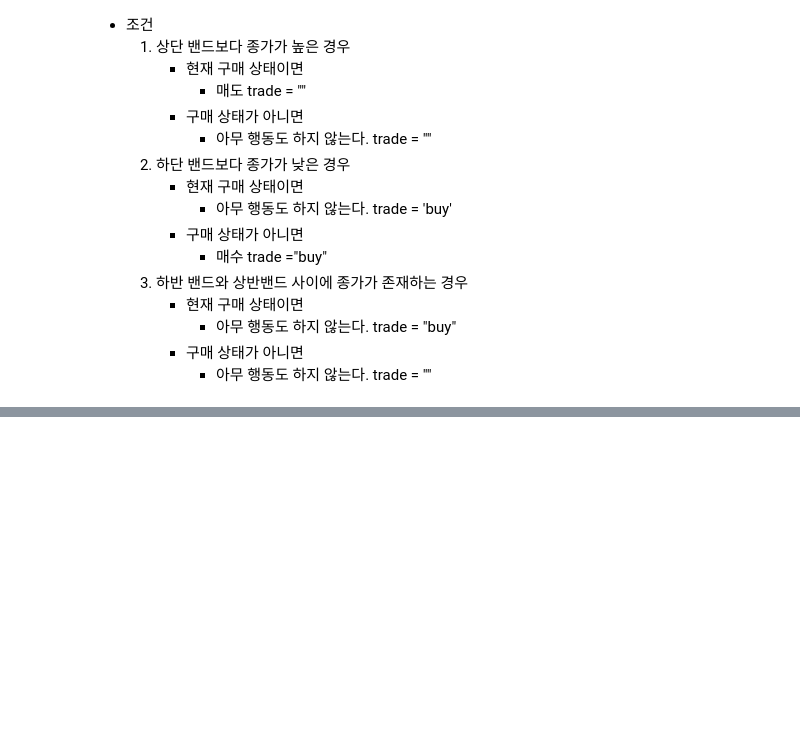
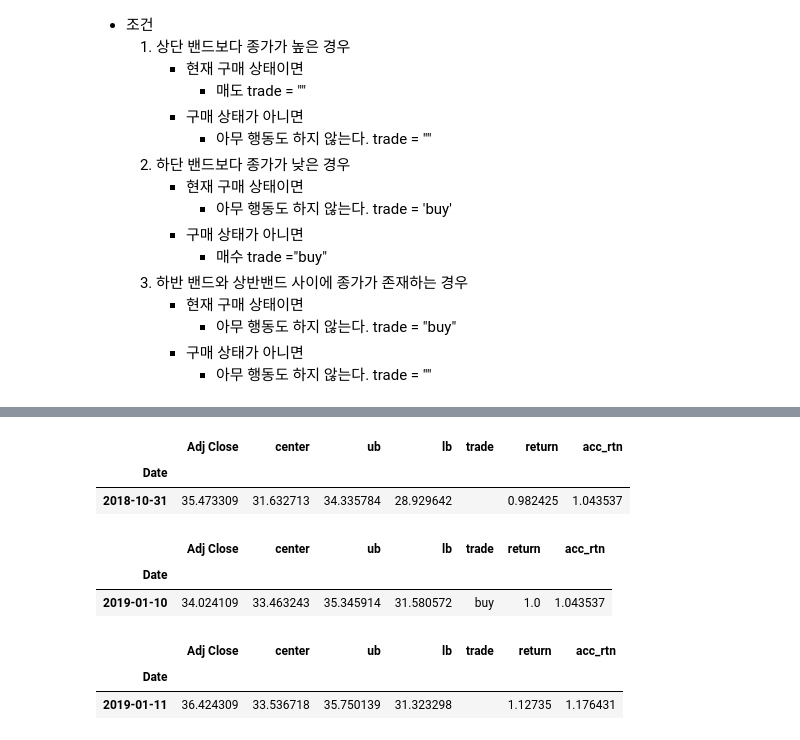
Before and after one commit to sejinhwang97ko/2023prac, a Jupyter notebook: 20230412/03_bollinger.ipynb, the cells around one changed output, grey strips where cells are left out. Saved outputs shown, nothing was run; the diff lists cells and outputs as text; code cells hidden in the pictures; blank space fills up the shorter version.

```diff
--- a/20230412/03_bollinger.ipynb
+++ b/20230412/03_bollinger.ipynb
@@ -170,0 +211,21 @@ for i in price_df2.index:
+# %%
+rtn = 1.0
+price_df2['return'] = 1
+buy = 0.0
+sell = 0.0
+
+for i in price_df2.index:
+    if (price_df2.shift(1).loc[i, 'trade'] == '') and \
+        (price_df2.loc[i, 'trade'] == 'buy'):
+        buy = price_df2.loc[i, 'Adj Close']
+        print('진입일:' , i, '구매 가격:' , buy)
+    elif (price_df2.shift(1).loc[i, 'trade'] == 'buy') and \
+        (price_df2.loc[i, 'trade'] == ''):
+        sell = price_df2.loc[i, 'Adj Close']
+        rtn = (sell -buy) / buy + 1
+        price_df2.loc[i, 'return'] = rtn
+        print('판매일:' , i, '판매 가격:' , sell, '수익율:', rtn)
+
+    if price_df2.loc[i, 'trade'] == '':
+        buy = 0.0
+        sell = 0.0
@@ -170,0 +260,10 @@ for i in price_df2.index:
+# %%
+# 누적 수익율
+acc_rtn = 1.0
+
+for i in price_df2.index:
+    rtn = price_df2.loc[i, 'return']
+    acc_rtn *= rtn
+    price_df2.loc[i, 'acc_rtn'] = acc_rtn
+
+print('누적 수익율: ', acc_rtn)
@@ -170,0 +277,18 @@ for i in price_df2.index:
+# %%
+price_df2.loc[price_df2.index == '2018-10-31']
+# %% [output]
+|  | Adj Close | center | ub | lb | trade | return | acc_rtn |
+| Date |  |  |  |  |  |  |  |
+| 2018-10-31 | 35.473309 | 31.632713 | 34.335784 | 28.929642 |  | 0.982425 | 1.043537 |
+# %%
+price_df2.loc[price_df2.index == '2019-01-10']
+# %% [output]
+|  | Adj Close | center | ub | lb | trade | return | acc_rtn |
+| Date |  |  |  |  |  |  |  |
+| 2019-01-10 | 34.024109 | 33.463243 | 35.345914 | 31.580572 | buy | 1.0 | 1.043537 |
+# %%
+price_df2.loc[price_df2.index == '2019-01-11']
+# %% [output]
+|  | Adj Close | center | ub | lb | trade | return | acc_rtn |
+| Date |  |  |  |  |  |  |  |
+| 2019-01-11 | 36.424309 | 33.536718 | 35.750139 | 31.323298 |  | 1.12735 | 1.176431 |
```
Also changed, not shown: parts of 6 cells of this notebook.
